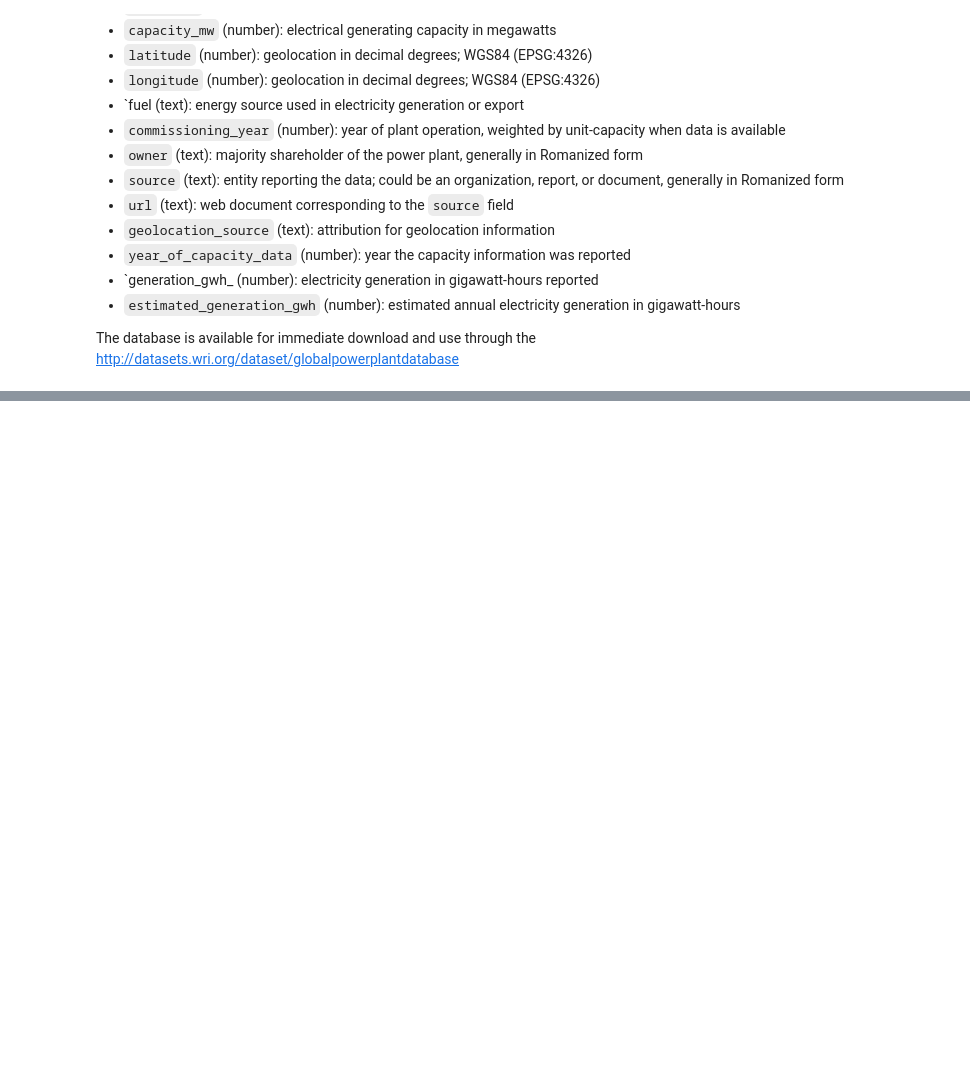
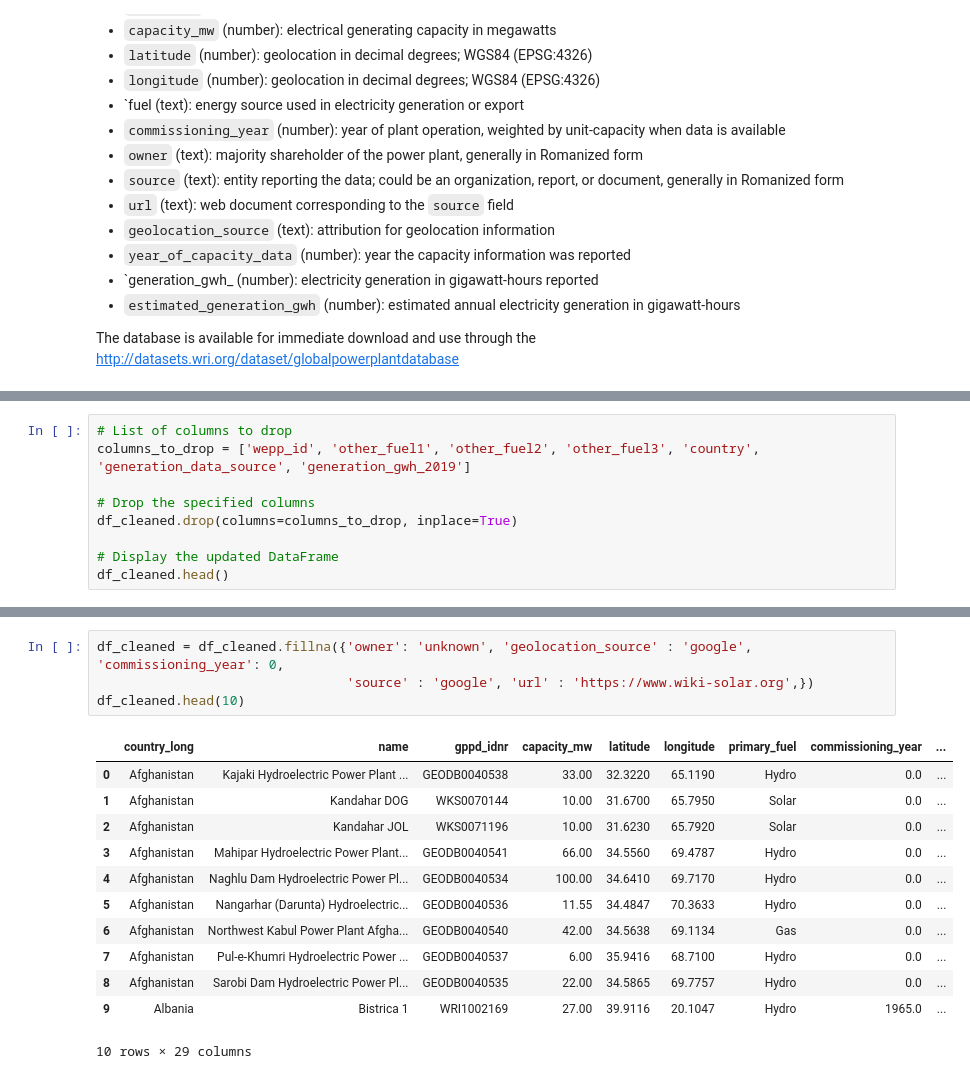
Before and after one commit to marttech26/GLOBAL-POWER-ANALYSIS, a Jupyter notebook: globalpowerplant.ipynb, the cells around one changed output, grey strips where cells are left out. Drawn from its saved outputs; the diff is of its cells as text; blank space fills up the shorter version.

Commit message:
Data Cleaning

```diff
--- a/globalpowerplant.ipynb
+++ b/globalpowerplant.ipynb
@@ -61,0 +206,9 @@ The database is available for immediate download and use through the http://data
+# %%
+# List of columns to drop
+columns_to_drop = ['wepp_id', 'other_fuel1', 'other_fuel2', 'other_fuel3', 'country', 'generation_data_source', 'generation_gwh_2019']
+
+# Drop the specified columns
+df_cleaned.drop(columns=columns_to_drop, inplace=True)
+
+# Display the updated DataFrame
+df_cleaned.head()
@@ -61,0 +223,17 @@ The database is available for immediate download and use through the http://data
+# %%
+df_cleaned = df_cleaned.fillna({'owner': 'unknown', 'geolocation_source' : 'google', 'commissioning_year': 0,
+                                'source' : 'google', 'url' : 'https://www.wiki-solar.org',})
+df_cleaned.head(10)
+# %% [output]
+|  | country_long | name | gppd_idnr | capacity_mw | latitude | longitude | primary_fuel | commissioning_year | ... |
+| 0 | Afghanistan | Kajaki Hydroelectric Power Plant ... | GEODB0040538 | 33.00 | 32.3220 | 65.1190 | Hydro | 0.0 | ... |
+| 1 | Afghanistan | Kandahar DOG | WKS0070144 | 10.00 | 31.6700 | 65.7950 | Solar | 0.0 | ... |
+| 2 | Afghanistan | Kandahar JOL | WKS0071196 | 10.00 | 31.6230 | 65.7920 | Solar | 0.0 | ... |
+| 3 | Afghanistan | Mahipar Hydroelectric Power Plant... | GEODB0040541 | 66.00 | 34.5560 | 69.4787 | Hydro | 0.0 | ... |
+| 4 | Afghanistan | Naghlu Dam Hydroelectric Power Pl... | GEODB0040534 | 100.00 | 34.6410 | 69.7170 | Hydro | 0.0 | ... |
+| 5 | Afghanistan | Nangarhar (Darunta) Hydroelectric... | GEODB0040536 | 11.55 | 34.4847 | 70.3633 | Hydro | 0.0 | ... |
+| 6 | Afghanistan | Northwest Kabul Power Plant Afgha... | GEODB0040540 | 42.00 | 34.5638 | 69.1134 | Gas | 0.0 | ... |
+| 7 | Afghanistan | Pul-e-Khumri Hydroelectric Power ... | GEODB0040537 | 6.00 | 35.9416 | 68.7100 | Hydro | 0.0 | ... |
+| 8 | Afghanistan | Sarobi Dam Hydroelectric Power Pl... | GEODB0040535 | 22.00 | 34.5865 | 69.7757 | Hydro | 0.0 | ... |
+| 9 | Albania | Bistrica 1 | WRI1002169 | 27.00 | 39.9116 | 20.1047 | Hydro | 1965.0 | ... |
+10 rows × 29 columns
```
Also changed, not shown: parts of 13 cells of this notebook.
